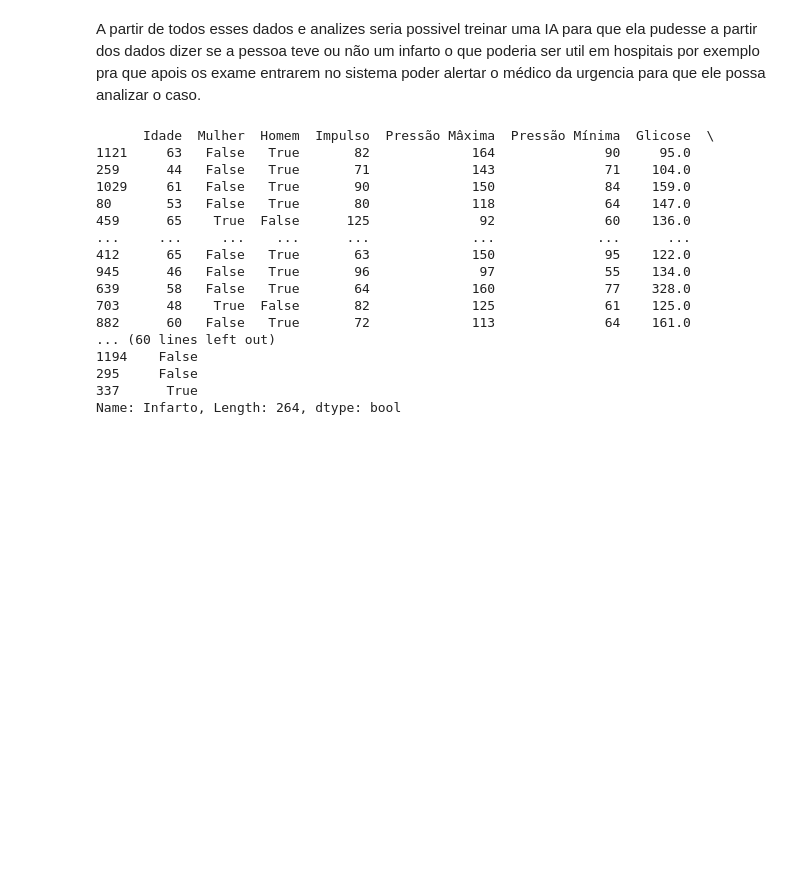
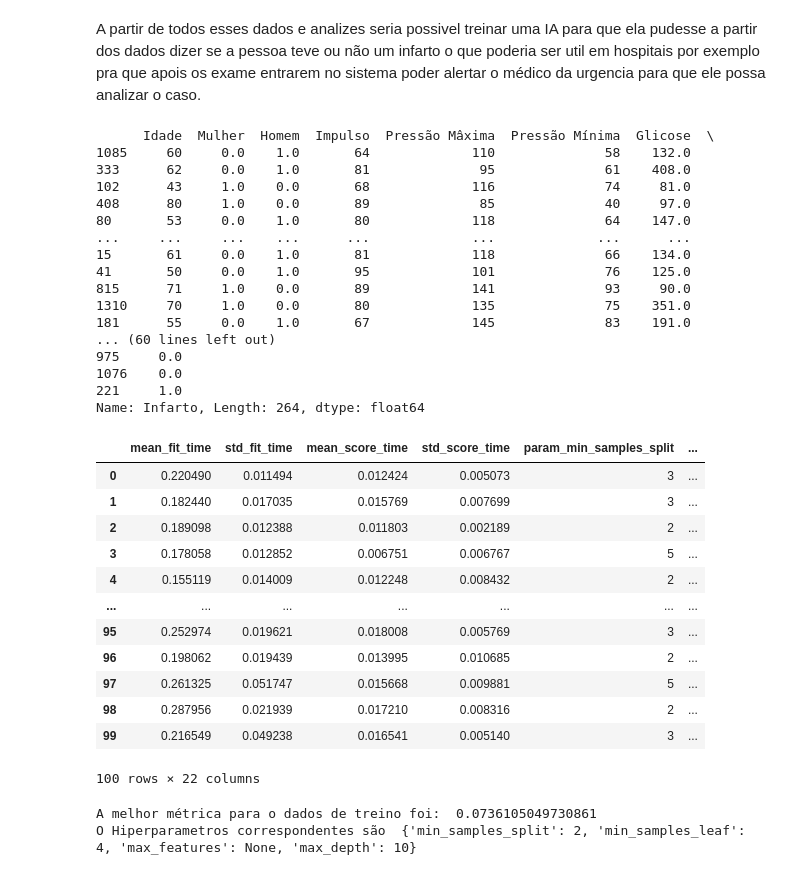
Before and after one commit to KayllanyLara/androlenda, a Jupyter notebook: Trabalho Final.ipynb, the cells around one changed output. Cells and saved outputs as stored; diff of their text form; code cells hidden in the pictures; blank space fills up the shorter version.

```diff
--- a/Trabalho Final.ipynb
+++ b/Trabalho Final.ipynb
@@ -175,6 +176,7 @@ Data.describe(include=[bool])
 # %% [markdown]
 A partir de todos esses dados e analizes seria possivel treinar uma IA para que ela pudesse a partir dos dados dizer se a pessoa teve ou não um infarto o que poderia ser util em hospitais por exemplo pra que apois os exame entrarem no sistema poder alertar o médico da urgencia para que ele possa analizar o caso.
 # %%
+Data = Data.astype({"Homem": float,"Mulher": float, "Infarto":float})
 Indices_Treino, Indices_Teste = train_test_split(Data.index, test_size=0.2)
 Data_Treino = Data.loc[Indices_Treino]
 Data_Teste = Data.loc[Indices_Teste]
@@ -187,20 +189,69 @@ Yts=Data_Teste["Infarto"]
 print(Xts,Yts)
 # %% [output]
       Idade  Mulher  Homem  Impulso  Pressão Mâxima  Pressão Mínima  Glicose  \
-1121     63   False   True       82             164              90     95.0
-259      44   False   True       71             143              71    104.0
-1029     61   False   True       90             150              84    159.0
-80       53   False   True       80             118              64    147.0
-459      65    True  False      125              92              60    136.0
+1085     60     0.0    1.0       64             110              58    132.0
+333      62     0.0    1.0       81              95              61    408.0
+102      43     1.0    0.0       68             116              74     81.0
+408      80     1.0    0.0       89              85              40     97.0
+80       53     0.0    1.0       80             118              64    147.0
 ...     ...     ...    ...      ...             ...             ...      ...
-412      65   False   True       63             150              95    122.0
-945      46   False   True       96              97              55    134.0
-639      58   False   True       64             160              77    328.0
-703      48    True  False       82             125              61    125.0
-882      60   False   True       72             113              64    161.0
+15       61     0.0    1.0       81             118              66    134.0
+41       50     0.0    1.0       95             101              76    125.0
+815      71     1.0    0.0       89             141              93     90.0
+1310     70     1.0    0.0       80             135              75    351.0
+181      55     0.0    1.0       67             145              83    191.0
 ... (60 lines left out)
-1194    False
-295     False
-337      True
-Name: Infarto, Length: 264, dtype: bool
+975     0.0
+1076    0.0
+221     1.0
+Name: Infarto, Length: 264, dtype: float64
+# %%
+N_Divisoes = 10
+N_Iter = 100
+
+Espaco_de_Busca = {
+    "max_depth": [None, 2, 3, 5, 7, 10],
+    "min_samples_split": [2, 3, 4, 5],
+    "min_samples_leaf": [1, 2, 3, 4],
+    "max_features": [None, 0.33, "sqrt", "log2"],
+}
+
+Tipo = RandomForestClassifier()
+
+Buscador = RandomizedSearchCV(
+    Tipo,
+    Espaco_de_Busca,
+    n_iter= N_Iter,
+    cv= N_Divisoes,
+    scoring="neg_root_mean_squared_error",
+    refit=True,# reajusta o melhor modelo com todos os dados de treino
+    error_score='raise',
+    n_jobs=4,
+   )
+
+Buscador.fit(Xtr, Ytr)
+
+Resultados = pd.DataFrame(Buscador.cv_results_)
+Resultados
+# %% [output]
+|  | mean_fit_time | std_fit_time | mean_score_time | std_score_time | param_min_samples_split | ... |
+| 0 | 0.220490 | 0.011494 | 0.012424 | 0.005073 | 3 | ... |
+| 1 | 0.182440 | 0.017035 | 0.015769 | 0.007699 | 3 | ... |
+| 2 | 0.189098 | 0.012388 | 0.011803 | 0.002189 | 2 | ... |
+| 3 | 0.178058 | 0.012852 | 0.006751 | 0.006767 | 5 | ... |
+| 4 | 0.155119 | 0.014009 | 0.012248 | 0.008432 | 2 | ... |
+| ... | ... | ... | ... | ... | ... | ... |
+| 95 | 0.252974 | 0.019621 | 0.018008 | 0.005769 | 3 | ... |
+| 96 | 0.198062 | 0.019439 | 0.013995 | 0.010685 | 2 | ... |
+| 97 | 0.261325 | 0.051747 | 0.015668 | 0.009881 | 5 | ... |
+| 98 | 0.287956 | 0.021939 | 0.017210 | 0.008316 | 2 | ... |
+| 99 | 0.216549 | 0.049238 | 0.016541 | 0.005140 | 3 | ... |
+100 rows × 22 columns
+# %%
+Hiperparametros = Buscador.best_params_
+print("A melhor métrica para o dados de treino foi: ", abs(Buscador.best_score_))
+print("O Hiperparametros correspondentes são ", Hiperparametros)
+# %% [output]
+A melhor métrica para o dados de treino foi:  0.0736105049730861
+O Hiperparametros correspondentes são  {'min_samples_split': 2, 'min_samples_leaf': 4, 'max_features': None, 'max_depth': 10}
 # %%
```
Also changed, not shown: parts of 4 cells of this notebook.
